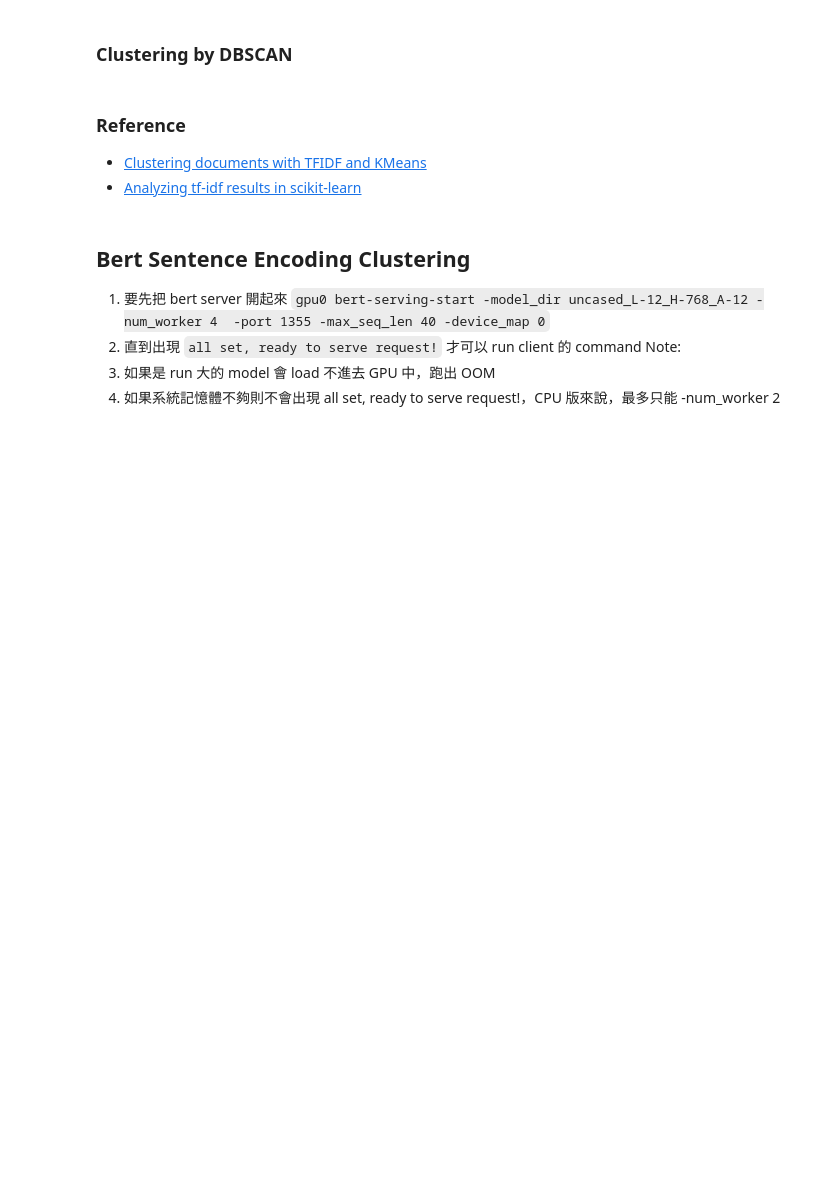
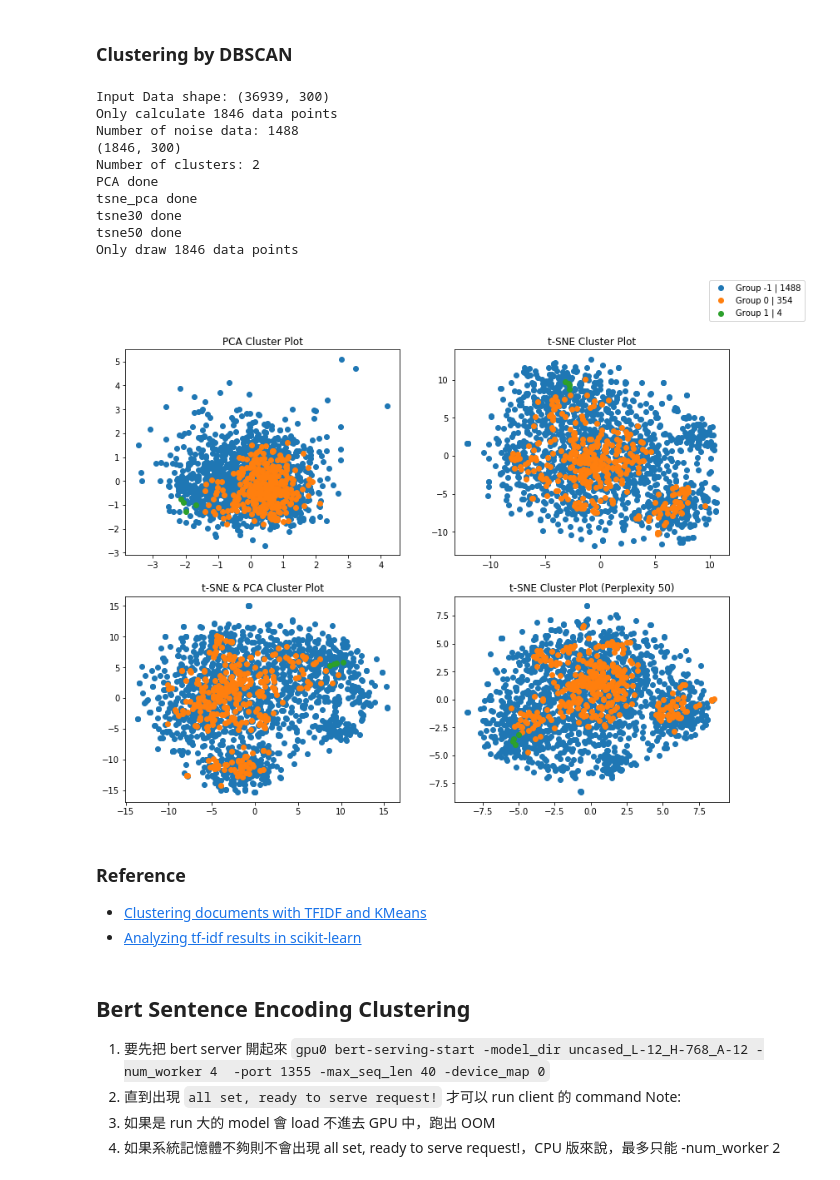
Before and after one commit to hsinlichu/Customer-Service-Data-Analysis-with-Machine-Learning-Technique, a Jupyter notebook: analysis/Customer Service Data Clustering.ipynb, the cells around one changed output. Drawn from its saved outputs; the diff is of its cells as text; code cells hidden in the pictures; blank space fills up the shorter version.

```diff
--- a/analysis/Customer Service Data Clustering.ipynb
+++ b/analysis/Customer Service Data Clustering.ipynb
@@ -237,7 +286,19 @@ _ = cluster_and_plot(docvec, "kmeans", 10, None, 50, 10)
 # %% [markdown]
 ### Clustering by DBSCAN
 # %%
-_ = cluster_and_plot(docvec, "dbscan", None, 2.1, 50, 10)
+_ = cluster_and_plot(docvec, "dbscan", None, 1.6, 20, 1)
+# %% [output]
+Input Data shape: (36939, 300)
+Only calculate 1846 data points
+Number of noise data: 1488
+(1846, 300)
+Number of clusters: 2
+PCA done
+tsne_pca done
+tsne30 done
+tsne50 done
+Only draw 1846 data points
+[figure, added]
 # %% [markdown]
 ### Reference
 * [Clustering documents with TFIDF and KMeans](https://www.kaggle.com/jbencina/clustering-documents-with-tfidf-and-kmeans)
```
Also changed, not shown: parts of 12 cells of this notebook.
